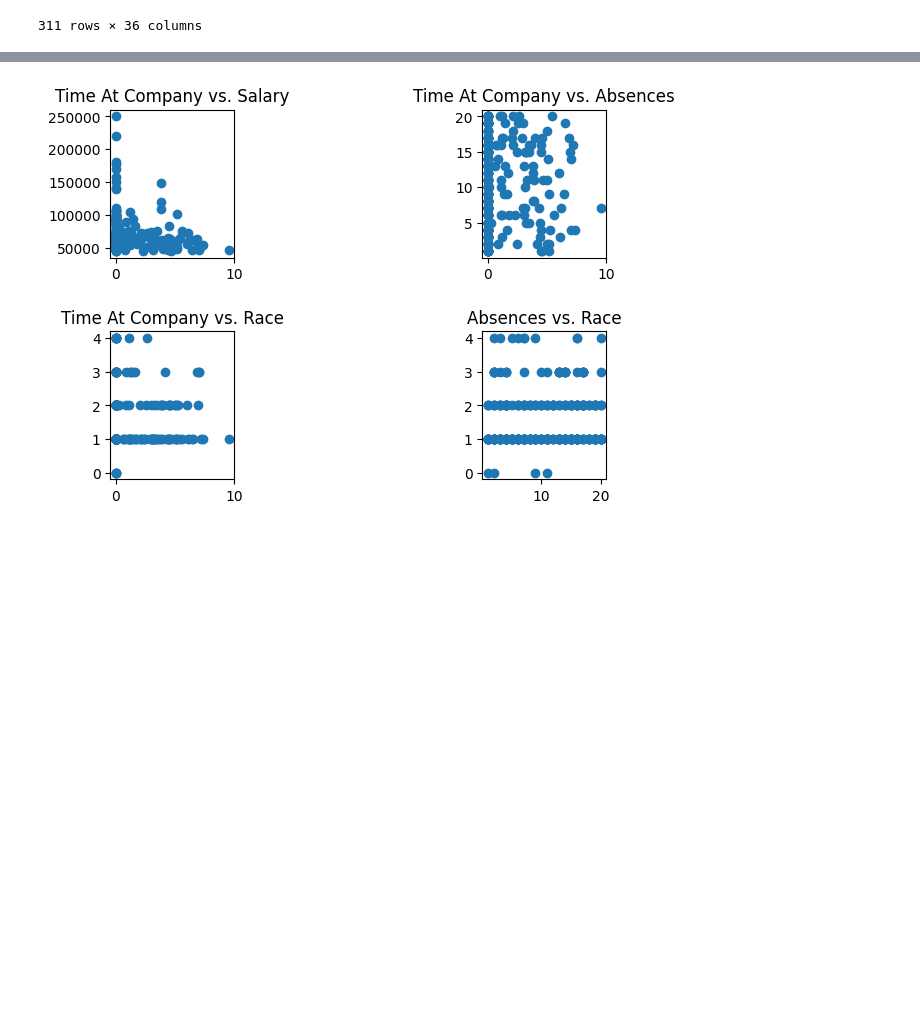
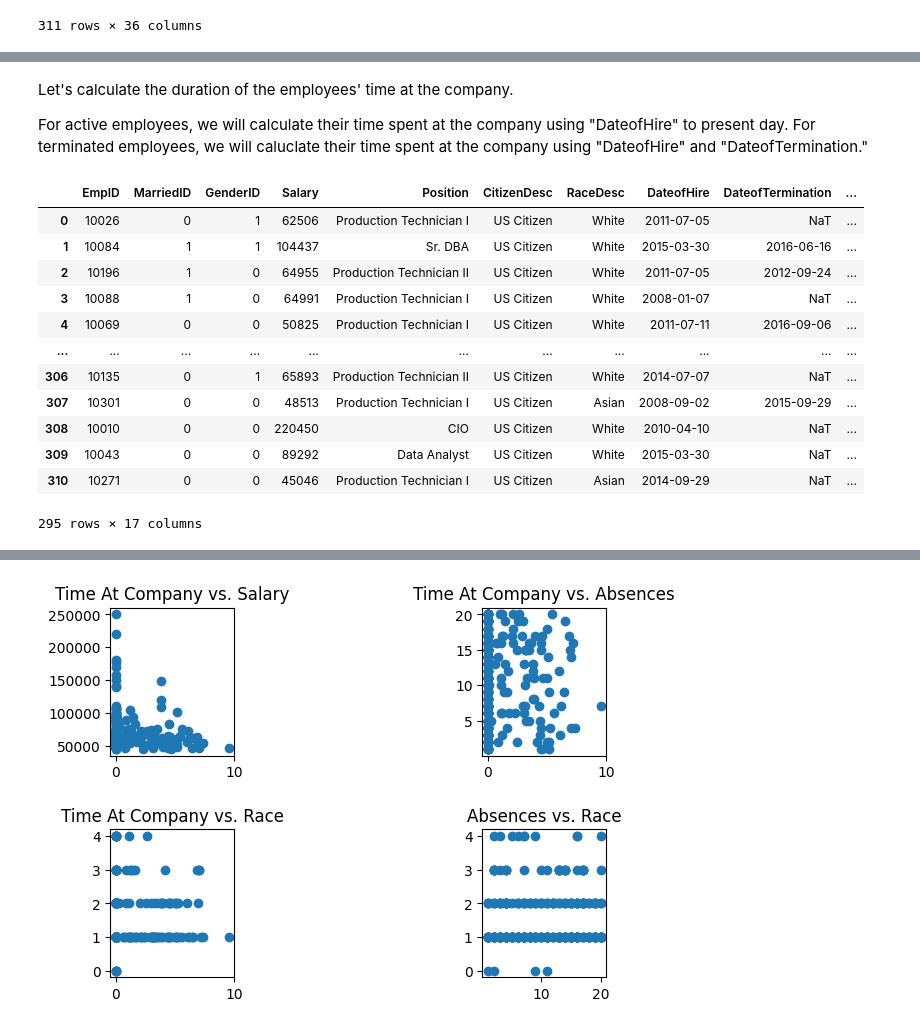
Before and after one commit to akazachk-teaching/Project-Group-5, a Jupyter notebook: project-code.ipynb, the cells around one changed output, grey strips where cells are left out. Saved outputs shown, nothing was run; the diff lists cells and outputs as text; code cells hidden in the pictures; blank space fills up the shorter version.

```diff
--- a/project-code.ipynb
+++ b/project-code.ipynb
@@ -185,0 +73,4 @@ df_final.describe()
+# %%
+# Remove employees that were fired from the dataset
+df = df[df['EmploymentStatus'] != 'Terminated for Cause']
+df['EmploymentStatus'].unique()
@@ -185,0 +81,12 @@ df_final.describe()
+# %%
+# Convert DOB column to datetime
+df['DOB'] = pd.to_datetime(df['DOB'])
+
+# Calculate the current age of each employee
+now = pd.Timestamp.now()
+df['Age'] = ((now - df['DOB']).dt.days / 365.25).astype(int)
+
+# Drop the DOB column from the df dataset
+df = df.drop('DOB', axis=1)
+
+df.head(5)
@@ -185,0 +110,41 @@ df_final.describe()
+# %% [markdown]
+Let's calculate the duration of the employees' time at the company.
+
+For active employees, we will calculate their time spent at the company using "DateofHire" to present day. For terminated employees, we will caluclate their time spent at the company using "DateofHire" and "DateofTermination."
+# %%
+# convert DateofHire and DateofTermination columns to datetime
+df['DateofHire'] = pd.to_datetime(df['DateofHire'])
+df['DateofTermination'] = pd.to_datetime(df['DateofTermination'])
+
+# create a new column called 'LengthofEmployment'
+df['LengthofEmployment'] = ""
+
+today = datetime.datetime.now()
+
+# calculate length of employment
+def calculate_length_of_employment(row):
+    if row['EmploymentStatus'] == 'Active' and pd.isnull(row['DateofTermination']):
+        length_of_employment = (today - row['DateofHire']).days / 365
+    elif row['EmploymentStatus'] == 'Voluntarily Terminated':
+        length_of_employment = (row['DateofTermination'] - row['DateofHire']).days / 365
+    else:
+        length_of_employment = None
+    return length_of_employment
+
+df['LengthofEmployment'] = df.apply(calculate_length_of_employment, axis=1)
+
+df
+# %% [output]
+|  | EmpID | MarriedID | GenderID | Salary | Position | CitizenDesc | RaceDesc | DateofHire | DateofTermination | ... |
+| 0 | 10026 | 0 | 1 | 62506 | Production Technician I | US Citizen | White | 2011-07-05 | NaT | ... |
+| 1 | 10084 | 1 | 1 | 104437 | Sr. DBA | US Citizen | White | 2015-03-30 | 2016-06-16 | ... |
+| 2 | 10196 | 1 | 0 | 64955 | Production Technician II | US Citizen | White | 2011-07-05 | 2012-09-24 | ... |
+| 3 | 10088 | 1 | 0 | 64991 | Production Technician I | US Citizen | White | 2008-01-07 | NaT | ... |
+| 4 | 10069 | 0 | 0 | 50825 | Production Technician I | US Citizen | White | 2011-07-11 | 2016-09-06 | ... |
+| ... | ... | ... | ... | ... | ... | ... | ... | ... | ... | ... |
+| 306 | 10135 | 0 | 1 | 65893 | Production Technician II | US Citizen | White | 2014-07-07 | NaT | ... |
+| 307 | 10301 | 0 | 0 | 48513 | Production Technician I | US Citizen | Asian | 2008-09-02 | 2015-09-29 | ... |
+| 308 | 10010 | 0 | 0 | 220450 | CIO | US Citizen | White | 2010-04-10 | NaT | ... |
+| 309 | 10043 | 0 | 0 | 89292 | Data Analyst | US Citizen | White | 2015-03-30 | NaT | ... |
+| 310 | 10271 | 0 | 0 | 45046 | Production Technician I | US Citizen | Asian | 2014-09-29 | NaT | ... |
+295 rows × 17 columns
```
Also changed, not shown: parts of 31 cells of this notebook.
